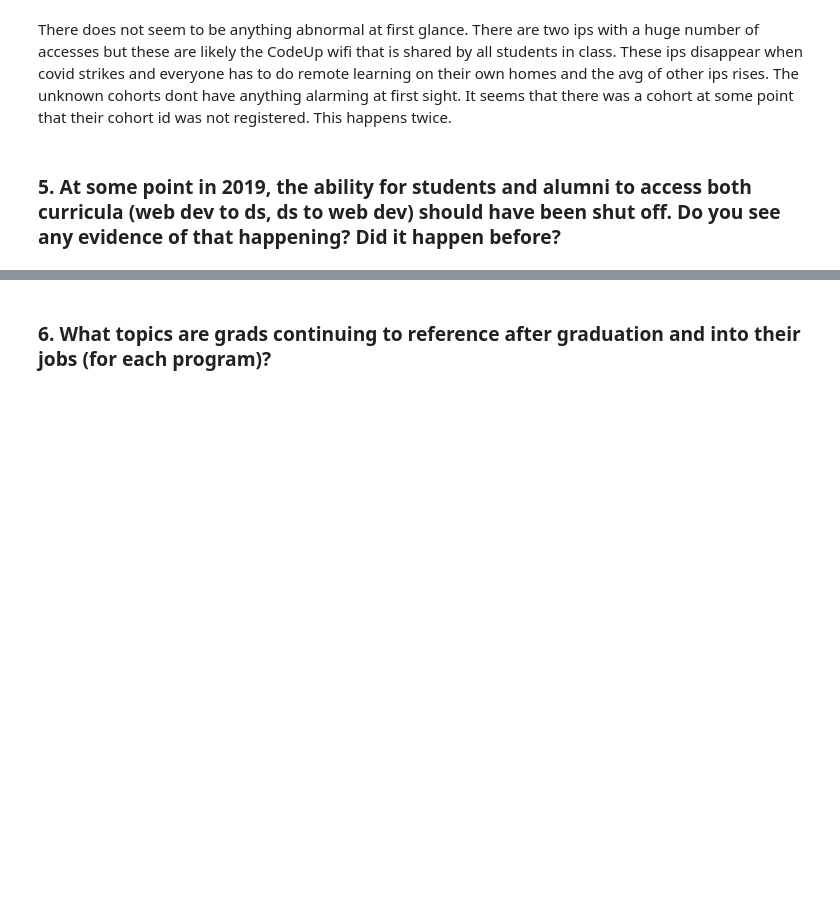
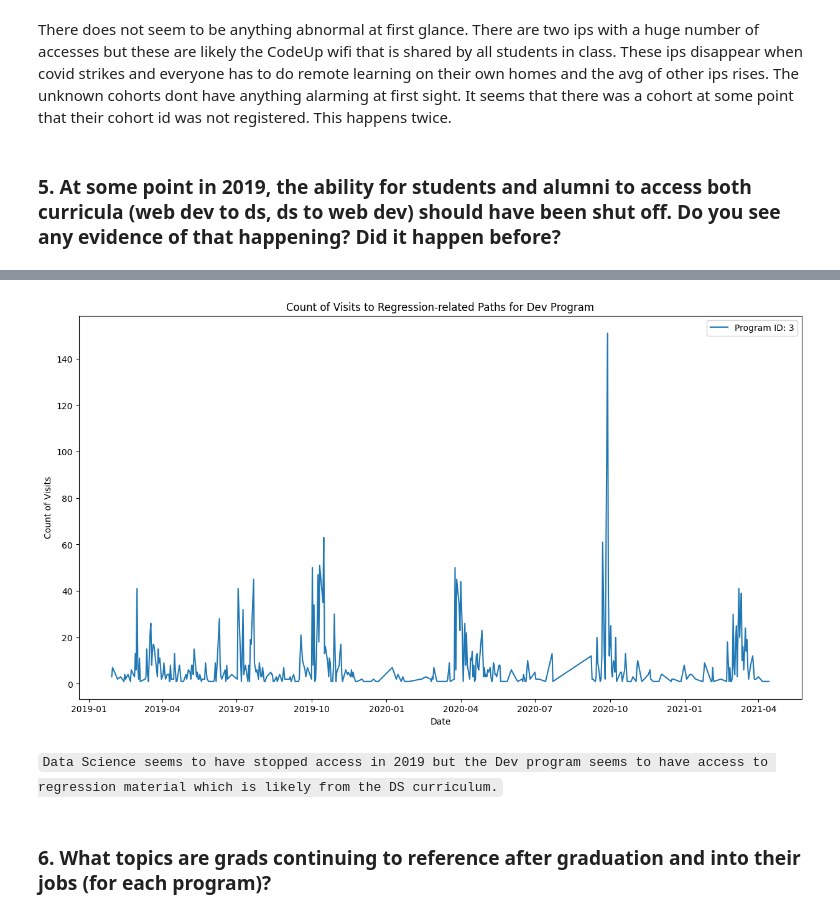
Before and after one commit to project-curriculum/curriculum, a Jupyter notebook: Final_Notebook.ipynb, the cells around one changed output, grey strips where cells are left out. Cells and saved outputs as stored; diff of their text form; code cells hidden in the pictures; blank space fills up the shorter version.

```diff
--- a/Final_Notebook.ipynb
+++ b/Final_Notebook.ipynb
@@ -507,0 +533,3 @@ There does not seem to be anything abnormal at first glance. There are two ips w
+# %%
+df_has_regression = df_john[df_john['path'].astype(str).str.contains('regression', case=False)]
+df_has_regression.head()
@@ -508,3 +543,28 @@ There does not seem to be anything abnormal at first glance. There are two ips w
+# %%
+# Group by 'program_id' and 'date' and count the number of visits
+grouped_df = df_has_regression.groupby(['program_id', 'date']).size().reset_index(name='count')
+# Convert the 'date' column to datetime format
+grouped_df['date'] = pd.to_datetime(grouped_df['date'])
+# Set the 'date' column as the index
+grouped_df.set_index('date', inplace=True)
+# Sort the index in ascending order
+grouped_df.sort_index(ascending=True, inplace=True)
+# %%
+# Filter data for program_id 3
+subset_program_id_3 = grouped_df[grouped_df['program_id'] == 2]
+
+# Plot the data for program_id 3
+plt.figure(figsize=(15, 8))
+plt.plot(subset_program_id_3.index, subset_program_id_3['count'], label='Program ID: 3')
+plt.xlabel('Date')
+plt.ylabel('Count of Visits')
+plt.title('Count of Visits to Regression-related Paths for Dev Program')
+plt.legend()
+plt.show()
+# %% [output]
+[figure, added]
+# %% [markdown]
+`Data Science seems to have stopped access in 2019 but the Dev program seems to have access to regression material which is likely from the DS curriculum.`
 # %% [markdown]
 ### 6. What topics are grads continuing to reference after graduation and into their jobs (for each program)?
 # %%
```
Also changed, not shown: parts of 4 cells of this notebook, 1 other file.
